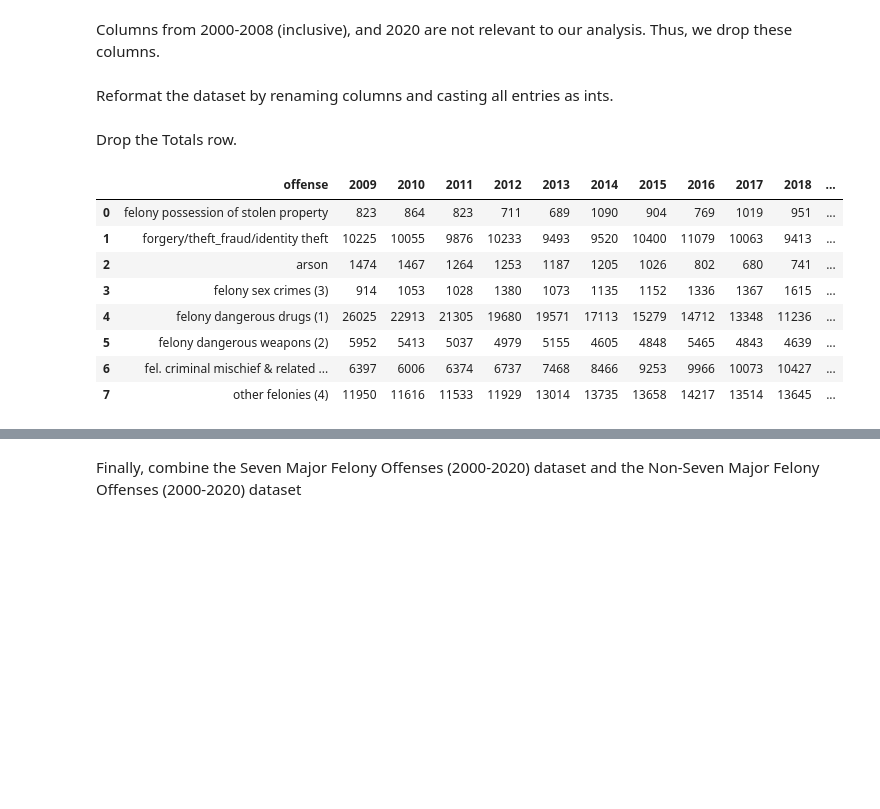
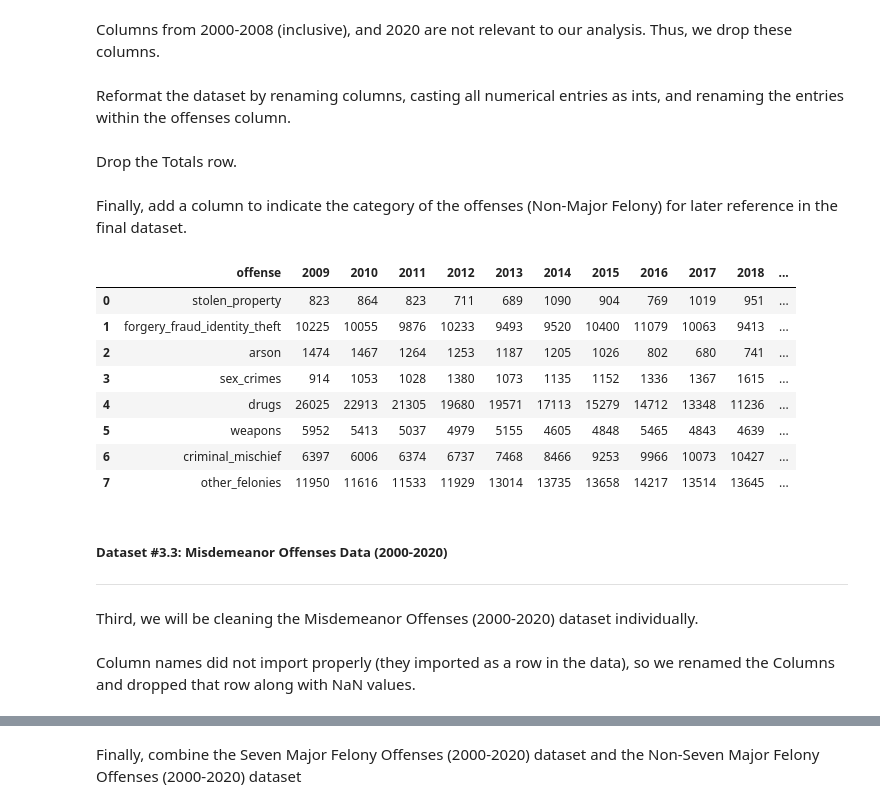
Before and after one commit to leajv123/Data-Science-Project-2950-, a Jupyter notebook: dataSciFinalProjectFINAL.ipynb, the cells around one changed output, grey strips where cells are left out. Cells and saved outputs as stored; diff of their text form; code cells hidden in the pictures; blank space fills up the shorter version.

```diff
--- a/dataSciFinalProjectFINAL.ipynb
+++ b/dataSciFinalProjectFINAL.ipynb
@@ -250,7 +267,7 @@ nonmajor_felony = nonmajor_felony.drop([2000.0, 2001.0, 2002.0, 2003.0, 2004.0,
 # Reset Indices
 nonmajor_felony = nonmajor_felony.reset_index(drop=True)
 # %% [markdown]
-Reformat the dataset by renaming columns and casting all entries as ints.
+Reformat the dataset by renaming columns, casting all numerical entries as ints, and renaming the entries within the offenses column.
 # %%
 # Rename Columns
 nonmajor_felony = nonmajor_felony.rename(columns={"OFFENSE": "offense"})
@@ -271,20 +288,41 @@ nonmajor_felony[2019] = nonmajor_felony[2019].astype(int)
 
 # Make Offense Types Lowercase
 nonmajor_felony.loc[:, "offense"] = nonmajor_felony.loc[:, "offense"].str.lower()
+
+# Rename Offenses
+nonmajor_felony.loc[0, 'offense'] = 'stolen property'
+nonmajor_felony.loc[1, 'offense'] = 'forgery fraud identity theft'
+nonmajor_felony.loc[3, 'offense'] = 'sex crimes'
+nonmajor_felony.loc[4, 'offense'] = 'drugs'
+nonmajor_felony.loc[5, 'offense'] = 'weapons'
+nonmajor_felony.loc[6, 'offense'] = 'criminal mischief'
+nonmajor_felony.loc[7, 'offense'] = 'other felonies'
+nonmajor_felony.loc[:, 'offense'] = [i.replace(" ","_") for i in nonmajor_felony.loc[:, 'offense']]
 # %% [markdown]
 Drop the Totals row.
 # %%
 # Drop Totals Row
 nonmajor_felony = nonmajor_felony.drop([8])
-
-nonmajor_felony
-# %% [output]
-|  | offense | 2009 | 2010 | 2011 | 2012 | 2013 | 2014 | 2015 | 2016 | 2017 | 2018 | ... |
-| 0 | felony possession of stolen property | 823 | 864 | 823 | 711 | 689 | 1090 | 904 | 769 | 1019 | 951 | ... |
-| 1 | forgery/theft_fraud/identity theft | 10225 | 10055 | 9876 | 10233 | 9493 | 9520 | 10400 | 11079 | 10063 | 9413 | ... |
-| 2 | arson | 1474 | 1467 | 1264 | 1253 | 1187 | 1205 | 1026 | 802 | 680 | 741 | ... |
-| 3 | felony sex crimes (3) | 914 | 1053 | 1028 | 1380 | 1073 | 1135 | 1152 | 1336 | 1367 | 1615 | ... |
-| 4 | felony dangerous drugs (1) | 26025 | 22913 | 21305 | 19680 | 19571 | 17113 | 15279 | 14712 | 13348 | 11236 | ... |
-| 5 | felony dangerous weapons (2) | 5952 | 5413 | 5037 | 4979 | 5155 | 4605 | 4848 | 5465 | 4843 | 4639 | ... |
-| 6 | fel. criminal mischief & related ... | 6397 | 6006 | 6374 | 6737 | 7468 | 8466 | 9253 | 9966 | 10073 | 10427 | ... |
-| 7 | other felonies (4) | 11950 | 11616 | 11533 | 11929 | 13014 | 13735 | 13658 | 14217 | 13514 | 13645 | ... |
+# %% [markdown]
+Finally, add a column to indicate the category of the offenses (Non-Major Felony) for later reference in the final dataset.
+# %%
+# Add column "status" (as a non-major felony crime) for later
+nonmajor_felony['status'] = ['nonmajor_felony' for i in nonmajor_felony['offense']]
+
+nonmajor_felony
+# %% [output]
+|  | offense | 2009 | 2010 | 2011 | 2012 | 2013 | 2014 | 2015 | 2016 | 2017 | 2018 | ... |
+| 0 | stolen_property | 823 | 864 | 823 | 711 | 689 | 1090 | 904 | 769 | 1019 | 951 | ... |
+| 1 | forgery_fraud_identity_theft | 10225 | 10055 | 9876 | 10233 | 9493 | 9520 | 10400 | 11079 | 10063 | 9413 | ... |
+| 2 | arson | 1474 | 1467 | 1264 | 1253 | 1187 | 1205 | 1026 | 802 | 680 | 741 | ... |
+| 3 | sex_crimes | 914 | 1053 | 1028 | 1380 | 1073 | 1135 | 1152 | 1336 | 1367 | 1615 | ... |
+| 4 | drugs | 26025 | 22913 | 21305 | 19680 | 19571 | 17113 | 15279 | 14712 | 13348 | 11236 | ... |
+| 5 | weapons | 5952 | 5413 | 5037 | 4979 | 5155 | 4605 | 4848 | 5465 | 4843 | 4639 | ... |
+| 6 | criminal_mischief | 6397 | 6006 | 6374 | 6737 | 7468 | 8466 | 9253 | 9966 | 10073 | 10427 | ... |
+| 7 | other_felonies | 11950 | 11616 | 11533 | 11929 | 13014 | 13735 | 13658 | 14217 | 13514 | 13645 | ... |
+# %% [markdown]
+##### Dataset #3.3:  Misdemeanor Offenses Data (2000-2020)
+
+---
+# %% [markdown]
+Third, we will be cleaning the Misdemeanor Offenses (2000-2020) dataset individually.
@@ -290,0 +332,2 @@ nonmajor_felony
+# %% [markdown]
+Column names did not import properly (they imported as a row in the data), so we renamed the Columns and dropped that row along with NaN values.
```
Also changed, not shown: parts of 41 cells of this notebook, 8 other files.
